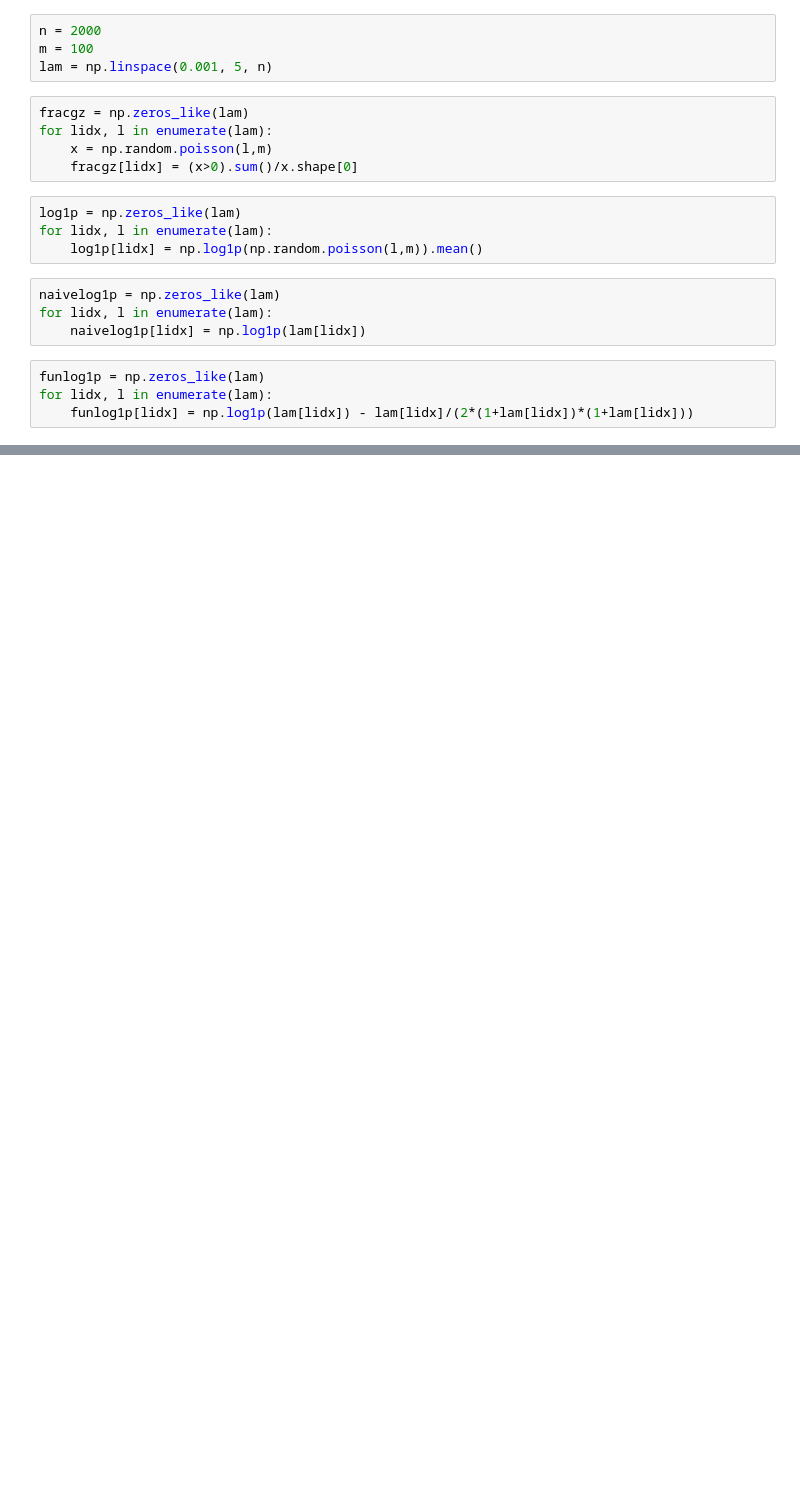
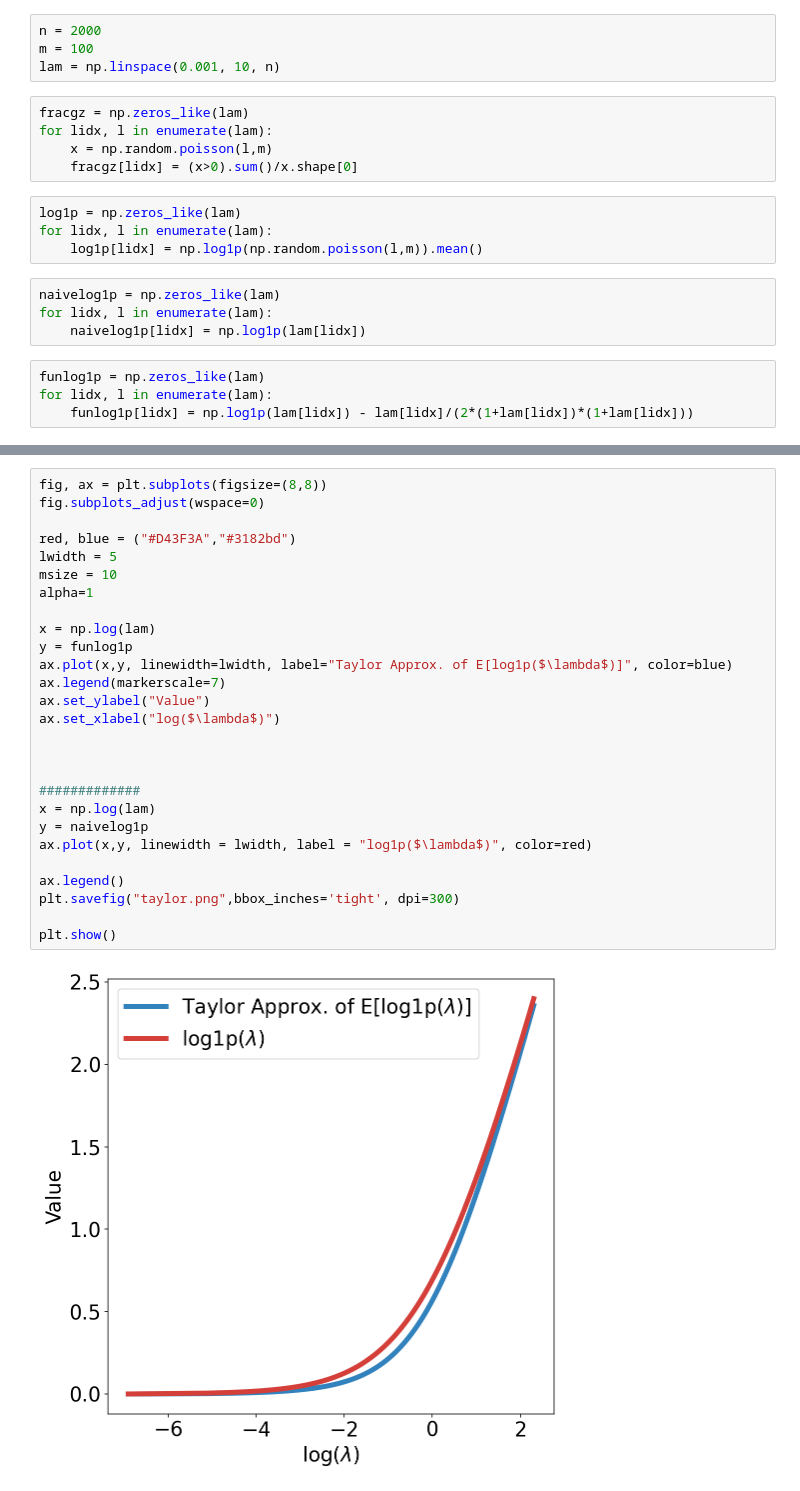
Before and after one commit to pachterlab/BP_2020_2, a Jupyter notebook: notebooks/log1p.ipynb, the cells around one changed output, grey strips where cells are left out. Cells and saved outputs as stored; diff of their text form; blank space fills up the shorter version.

```diff
--- a/notebooks/log1p.ipynb
+++ b/notebooks/log1p.ipynb
@@ -308,7 +302,7 @@ plt.show()
 # %%
 n = 2000
 m = 100
-lam = np.linspace(0.001, 5, n)
+lam = np.linspace(0.001, 10, n)
 # %%
 fracgz = np.zeros_like(lam)
 for lidx, l in enumerate(lam):
@@ -365,0 +323,29 @@ plt.show()
+# %%
+fig, ax = plt.subplots(figsize=(8,8))
+fig.subplots_adjust(wspace=0)
+
+red, blue = ("#D43F3A","#3182bd")
+lwidth = 5
+msize = 10
+alpha=1
+
+x = np.log(lam)
+y = funlog1p
+ax.plot(x,y, linewidth=lwidth, label="Taylor Approx. of E[log1p($\lambda$)]", color=blue)
+ax.legend(markerscale=7)
+ax.set_ylabel("Value")
+ax.set_xlabel("log($\lambda$)")
+
+
+
+#############
+x = np.log(lam)
+y = naivelog1p
+ax.plot(x,y, linewidth = lwidth, label = "log1p($\lambda$)", color=red)
+
+ax.legend()
+plt.savefig("taylor.png",bbox_inches='tight', dpi=300)
+
+plt.show()
+# %% [output]
+[figure, added]
```
Also changed, not shown: parts of 6 cells of this notebook.
